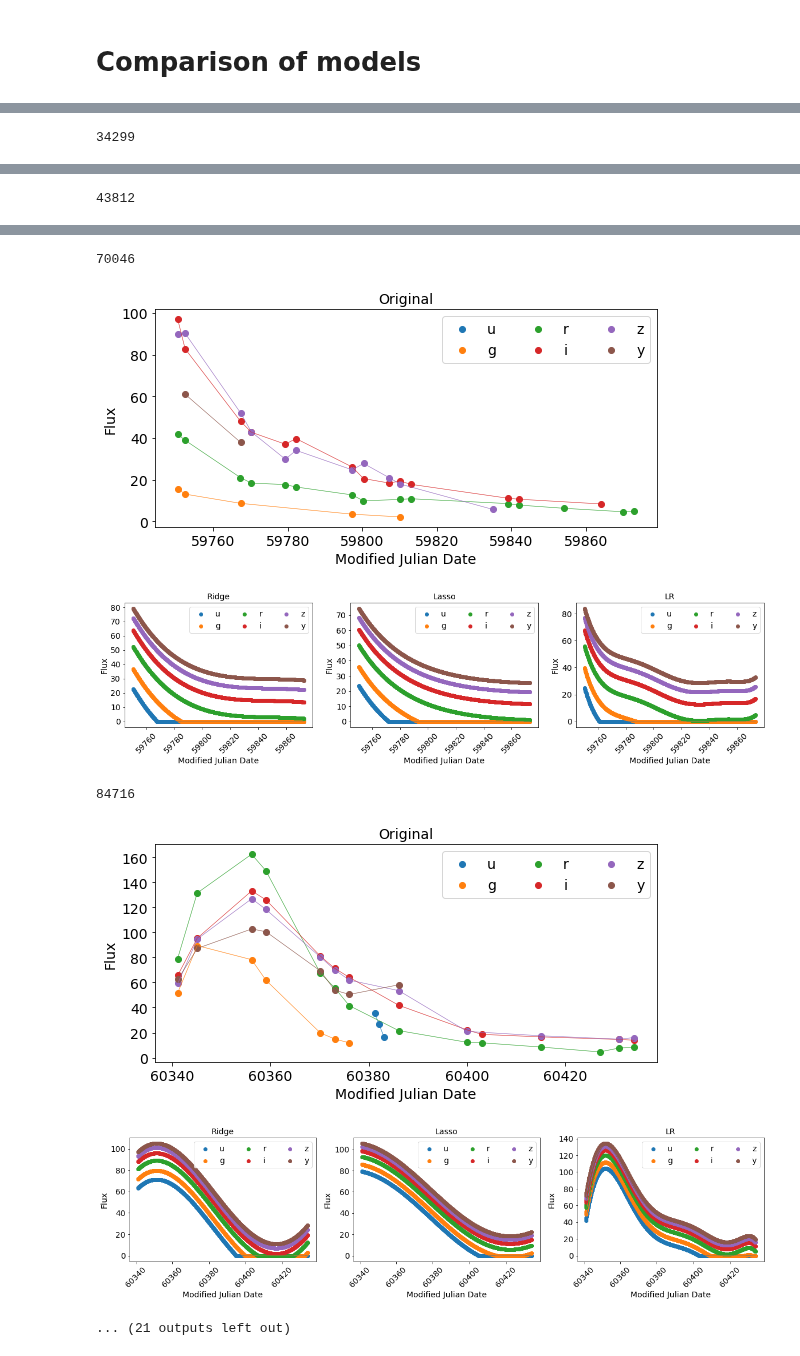
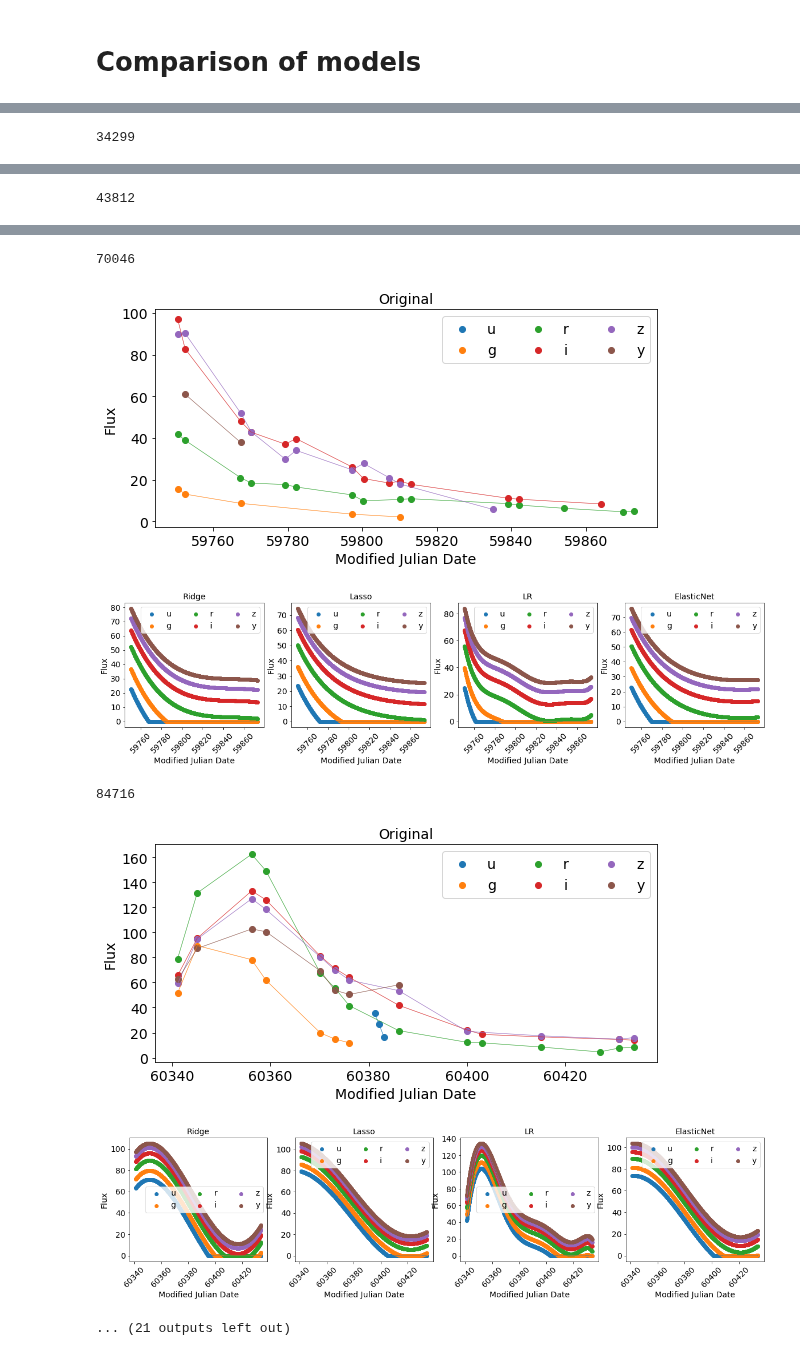
Before and after one commit to HSE-LAMBDA/light_curve_approx, a Jupyter notebook: notebooks/LinearNotebook.ipynb, the cells around one changed output, grey strips where cells are left out. Cells and saved outputs as stored; diff of their text form; code cells hidden in the pictures.

```diff
--- a/notebooks/LinearNotebook.ipynb
+++ b/notebooks/LinearNotebook.ipynb
@@ -333,7 +333,7 @@ for i in object_ids:
     anobject_i = add_log_lam(anobject_i)
 
     if not is_good(anobject_i): continue
-    key = ["Ridge", "Lasso", "LR"]
+    key = ["Ridge", "Lasso", "LR", "ElasticNet"]
     for name in key:
         # train / test split
         anobject_train, anobject_test = train_test_split(anobject_i, test_size=0.5, random_state=11)
@@ -369,16 +369,19 @@ mape_line
 mape_line_ridge = mape_line[mape_line['model'] == "Ridge"]
 mape_line_lasso = mape_line[mape_line['model'] == "Lasso"]
 mape_line_lr = mape_line[mape_line['model'] == "LR"]
+mape_line_en = mape_line[mape_line['model'] == "ElasticNet"]
 
 mape_line_ridge.index = np.arange(len(mape_line_ridge))
-mape_line_lasso.index = np.arange(len(mape_line_ridge))
-mape_line_lr.index = np.arange(len(mape_line_ridge))
+mape_line_lasso.index = np.arange(len(mape_line_lasso))
+mape_line_lr.index = np.arange(len(mape_line_lr))
+mape_line_en.index = np.arange(len(mape_line_en))
 # %%
 for i in range(0, len(mape_line_ridge)-43, 42):
     plt.figure(figsize=(6, 4))
-    plt.plot(mape_line_ridge[i:i+50].index, mape_line_ridge['MAPE'][i:i+50].values, '-g', label='Ridge')
-    plt.plot(mape_line_lasso[i:i+50].index, mape_line_lasso['MAPE'][i:i+50].values, '--b', label='Lasso')
-    plt.plot(mape_line_lr[i:i+50].index, mape_line_lr['MAPE'][i:i+50].values, 'r', label='LR')
+    plt.plot(mape_line_ridge[i:i+50].index, mape_line_ridge['MAPE'][i:i+50].values, ':b', label='Ridge')
+    plt.plot(mape_line_lasso[i:i+50].index, mape_line_lasso['MAPE'][i:i+50].values, '--r', label='Lasso')
+    plt.plot(mape_line_lr[i:i+50].index, mape_line_lr['MAPE'][i:i+50].values, 'g', label='LR')
+    plt.plot(mape_line_lr[i:i+50].index, mape_line_lr['MAPE'][i:i+50].values, '-.y', label='ElasticNet')
     plt.xlabel('ID')
     plt.ylabel('MAPE')
     plt.title('Mean absolute percentage error model')
@@ -409,7 +414,8 @@ MAPE with LR: 508.211084137128
 regs = [
     LR_aug.LinearRegressionAugmentation(passband2lam, "Ridge"),
     LR_aug.LinearRegressionAugmentation(passband2lam, "Lasso"),
-    LR_aug.LinearRegressionAugmentation(passband2lam, "LR")
+    LR_aug.LinearRegressionAugmentation(passband2lam, "LR"),
+    LR_aug.LinearRegressionAugmentation(passband2lam, "ElasticNet")
 ]
 for i in object_ids[::50]:
     anobject = get_object(data, i)
@@ -420,7 +426,7 @@ for i in object_ids[::50]:
 
     objects = [approximate_model(reg, anobject) for reg in regs]
 
-    plot_light_curves_compare(anobject, objects, ['Original', "Ridge", 'Lasso', "LR"])
+    plot_light_curves_compare(anobject, objects, ['Original', "Ridge", 'Lasso', "LR", "ElasticNet"])
     plt.show()
 # %% [output]
 34299
@@ -432,7 +438,7 @@ for i in object_ids[::50]:
 70046
 [figure]
-[figure, old version]
+[figure, new version]
 84716
 [figure]
-[figure, old version]
+[figure, new version]
 ... (21 outputs left out)
```
Also changed, not shown: parts of 6 cells of this notebook, 3 other files.
